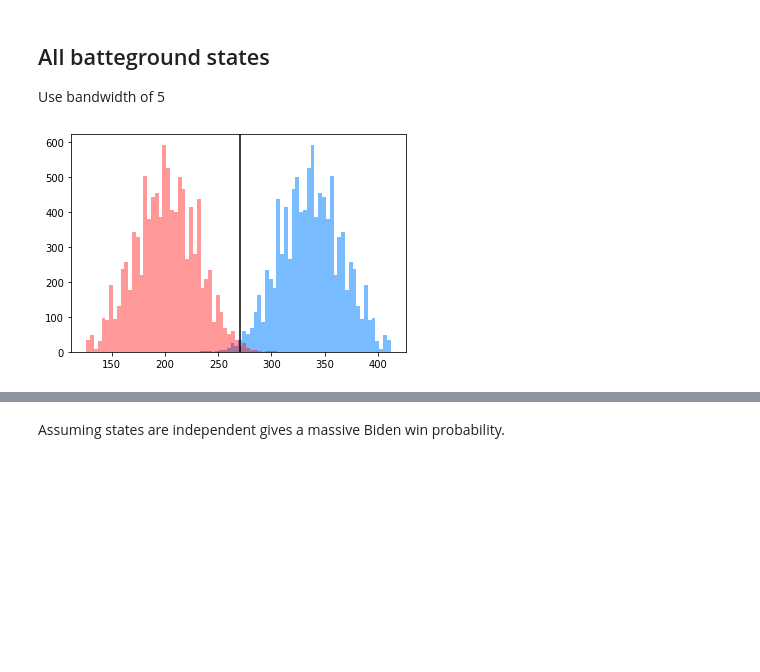
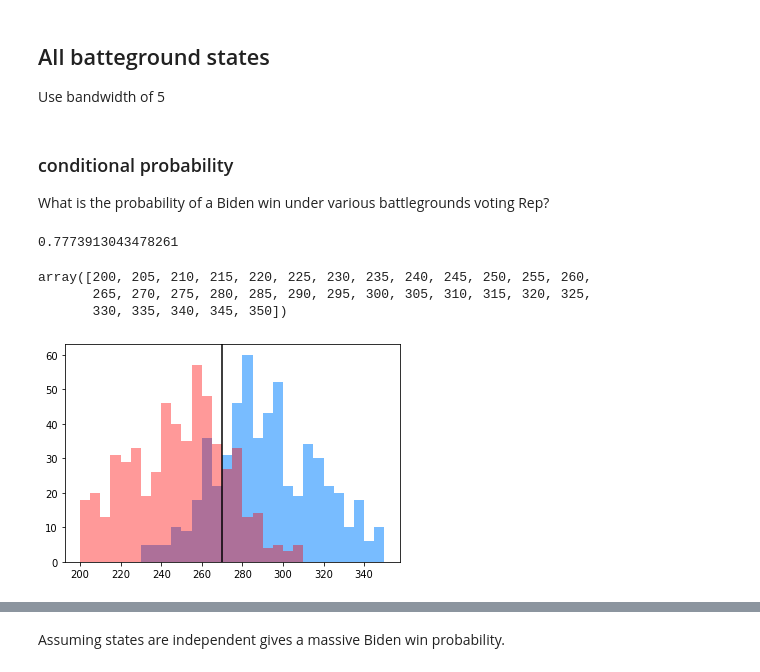
Before and after one commit to michael-causalens/VeryStableModels, a Jupyter notebook: polls_only_election_simulator.ipynb, the cells around one changed output, grey strips where cells are left out. Saved outputs shown, nothing was run; the diff lists cells and outputs as text; code cells hidden in the pictures; blank space fills up the shorter version.

```diff
--- a/polls_only_election_simulator.ipynb
+++ b/polls_only_election_simulator.ipynb
@@ -184,4 +171,0 @@ df_all[safe_rep] = "R"
-# %%
-for state in battlegrounds:
-    results = simulate_state(state, n_mc=n_mc, bandwidth=5)
-    df_all[state] = results
@@ -189,18 +178,59 @@ for state in battlegrounds:
 dem_distr = np.empty(n_mc)
 rep_distr = np.empty(n_mc)
 
-for i, row in df_all.iterrows():
-    dem_total = (votes_per_state[row[row == "D"].index]).sum()
-    rep_total = (votes_per_state[row[row == "R"].index]).sum()
+for row in df_all.itertuples(name=None):
+    i = row[0]
+    vals = np.array(row[1:])
+    idx_d = np.where(vals == "D")[0]
+    idx_r = np.where(vals == "R")[0]
+    voted_dem = df_all.columns[idx_d]
+    voted_rep = df_all.columns[idx_r]
+    dem_total = votes_per_state[voted_dem].sum()
+    rep_total = votes_per_state[voted_rep].sum()
 
     dem_distr[i] = dem_total
     rep_distr[i] = rep_total
+# %% [markdown]
+### conditional probability
+
+What is the probability of a Biden win under various battlegrounds voting Rep?
+# %%
+# df = df_all[df_all.Pennsylvania == "R"].reset_index()
+condition = (df_all.Pennsylvania == "R") & (df_all.Florida == "R") & (df_all.Wisconsin == "R")
+df = df_all[condition].reset_index()
+
+dem_distr = np.empty(len(df))
+rep_distr = np.empty(len(df))
+
+for row in df.itertuples(name=None):
+    i = row[0]
+    vals = np.array(row[1:])
+    idx_d = np.where(vals == "D")[0]
+    idx_r = np.where(vals == "R")[0]
+    voted_dem = df.columns[idx_d]
+    voted_rep = df.columns[idx_r]
+    dem_total = votes_per_state[voted_dem].sum()
+    rep_total = votes_per_state[voted_rep].sum()
+
+    dem_distr[i] = dem_total
+    rep_distr[i] = rep_total
+# %%
+(dem_distr > 270).sum() / len(dem_distr)
+# %% [output]
+0.7773913043478261
+# %%
+np.arange(200, 351, 5)
+# %% [output]
+array([200, 205, 210, 215, 220, 225, 230, 235, 240, 245, 250, 255, 260,
+       265, 270, 275, 280, 285, 290, 295, 300, 305, 310, 315, 320, 325,
+       330, 335, 340, 345, 350])
 # %%
-plt.hist(dem_distr, bins=50, color="dodgerblue", alpha=0.6);
-plt.hist(rep_distr, bins=50, color="red", alpha=0.4);
+bins = np.arange(200, 351, 5)
+plt.hist(dem_distr, bins=bins, color="dodgerblue", alpha=0.6);
+plt.hist(rep_distr, bins=bins, color="red", alpha=0.4);
 plt.axvline(x=270, color="black");
 # %% [output]
-[figure, old version]
+[figure, new version]
 # %%
 # biden win probabilities in battleground states
 for state in battlegrounds:
```
Also changed, not shown: parts of 15 cells of this notebook, 4 other files.
